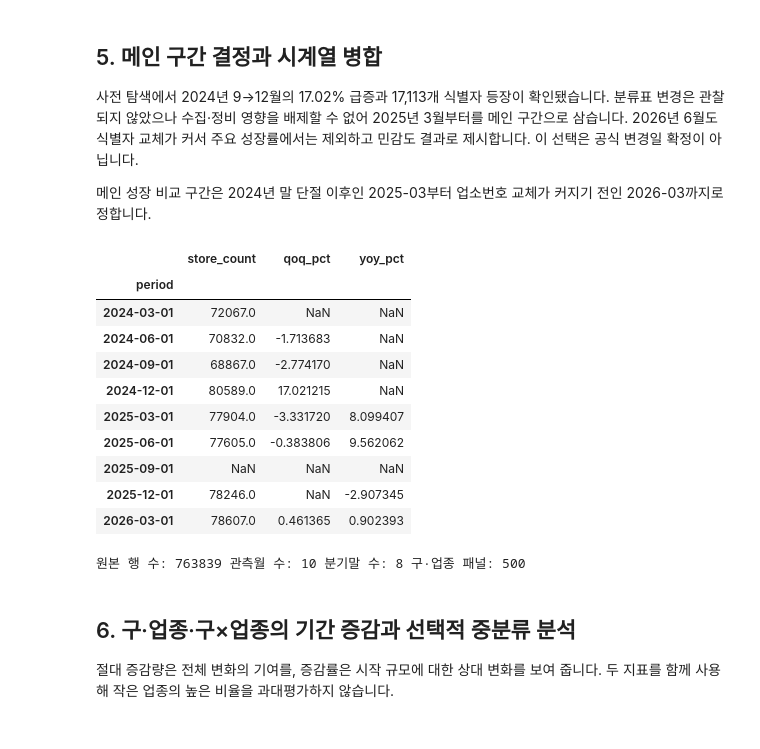
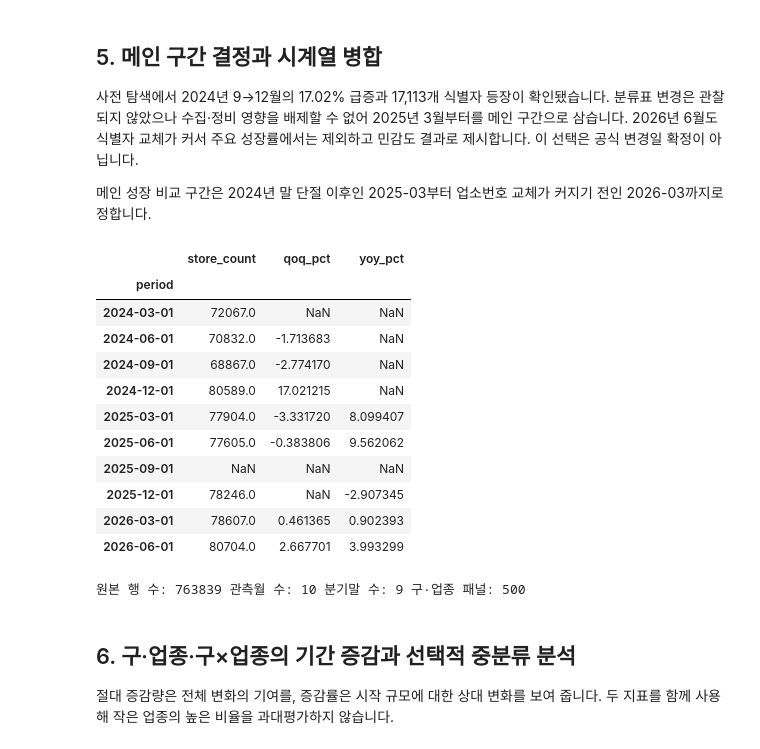
Before and after one commit to Frost0313z/daejeon-commercial-analysis, a Jupyter notebook: analysis.ipynb, the cells around one changed output. Saved outputs shown, nothing was run; the diff lists cells and outputs as text; code cells hidden in the pictures.

```diff
--- a/analysis.ipynb
+++ b/analysis.ipynb
@@ -380,7 +380,7 @@ observed = major_panel.groupby('period').store_count.agg(lambda s: s.sum(min_cou
 observed['previous_observation_pct'] = observed.store_count.pct_change(fill_method=None) * 100
 month_numbers = observed.index.to_series().dt.year * 12 + observed.index.to_series().dt.month
 observed['months_since_previous'] = month_numbers.diff()
-quarter_index = pd.date_range(periods[0], END, freq='3MS', name='period')
+quarter_index = pd.date_range(periods[0], periods[-1], freq='3MS', name='period')
 total = observed[['store_count']].reindex(quarter_index)
 total['qoq_pct'] = total.store_count.pct_change(fill_method=None) * 100
 total['yoy_pct'] = total.store_count.pct_change(4, fill_method=None) * 100
@@ -394,34 +394,35 @@ def add_rates(table, group_columns):
     for months, label in [(3, 'qoq_pct'), (12, 'yoy_pct')]:
         reference = table[['period'] + group_columns + ['store_count']].copy()
         reference['period'] = reference.period + pd.DateOffset(months=months)
         reference = reference.rename(columns={'store_count': 'baseline'})
         result = result.merge(reference, on=['period'] + group_columns, how='left', validate='one_to_one')
         result[label] = (result.store_count / result.baseline.where(result.baseline.ne(0)) - 1) * 100
         result.loc[~result.period.dt.month.isin(quarter_months), label] = np.nan
         result = result.drop(columns='baseline')
     return result
 
 panel = add_rates(panel, ['district', 'category'])
 panel['quarter'] = panel.period.dt.to_period('Q').astype(str)
 panel['is_quarter_end_snapshot'] = panel.period.dt.month.isin(quarter_months)
 panel['is_main'] = panel.period.between(MAIN_START, END) & panel.is_quarter_end_snapshot
 district_long = add_rates(district.rename_axis(columns='district').stack().rename('store_count').reset_index(), ['district'])
 category_long = add_rates(category.rename_axis(columns='category').stack().rename('store_count').reset_index(), ['category'])
 display(total)
 print('원본 행 수:', len(data), '관측월 수:', len(periods), '분기말 수:', total.store_count.notna().sum(), '구·업종 패널:', len(panel))
 # %% [output]
 |  | store_count | qoq_pct | yoy_pct |
 | period |  |  |  |
 | 2024-03-01 | 72067.0 | NaN | NaN |
 | 2024-06-01 | 70832.0 | -1.713683 | NaN |
 | 2024-09-01 | 68867.0 | -2.774170 | NaN |
 | 2024-12-01 | 80589.0 | 17.021215 | NaN |
 | 2025-03-01 | 77904.0 | -3.331720 | 8.099407 |
 | 2025-06-01 | 77605.0 | -0.383806 | 9.562062 |
 | 2025-09-01 | NaN | NaN | NaN |
 | 2025-12-01 | 78246.0 | NaN | -2.907345 |
 | 2026-03-01 | 78607.0 | 0.461365 | 0.902393 |
+| 2026-06-01 | 80704.0 | 2.667701 | 3.993299 |
-원본 행 수: 763839 관측월 수: 10 분기말 수: 8 구·업종 패널: 500
+원본 행 수: 763839 관측월 수: 10 분기말 수: 9 구·업종 패널: 500
 # %% [markdown]
 ## 6. 구·업종·구×업종의 기간 증감과 선택적 중분류 분석
 절대 증감량은 전체 변화의 기여를, 증감률은 시작 규모에 대한 상대 변화를 보여 줍니다.
```
Also changed, not shown: parts of 1 cell of this notebook, 8 other files.
